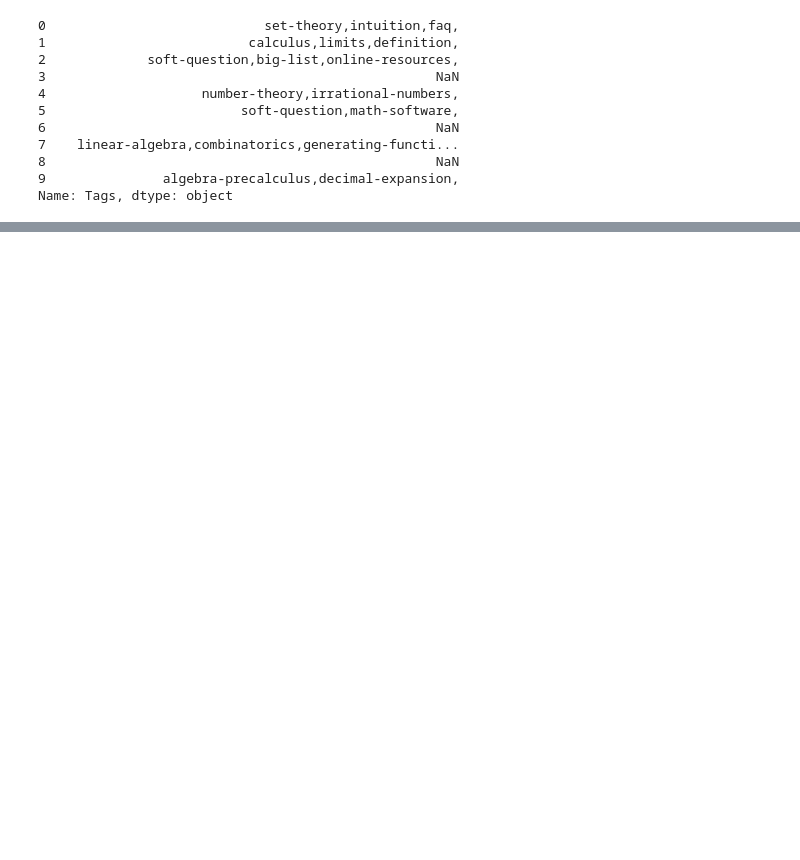
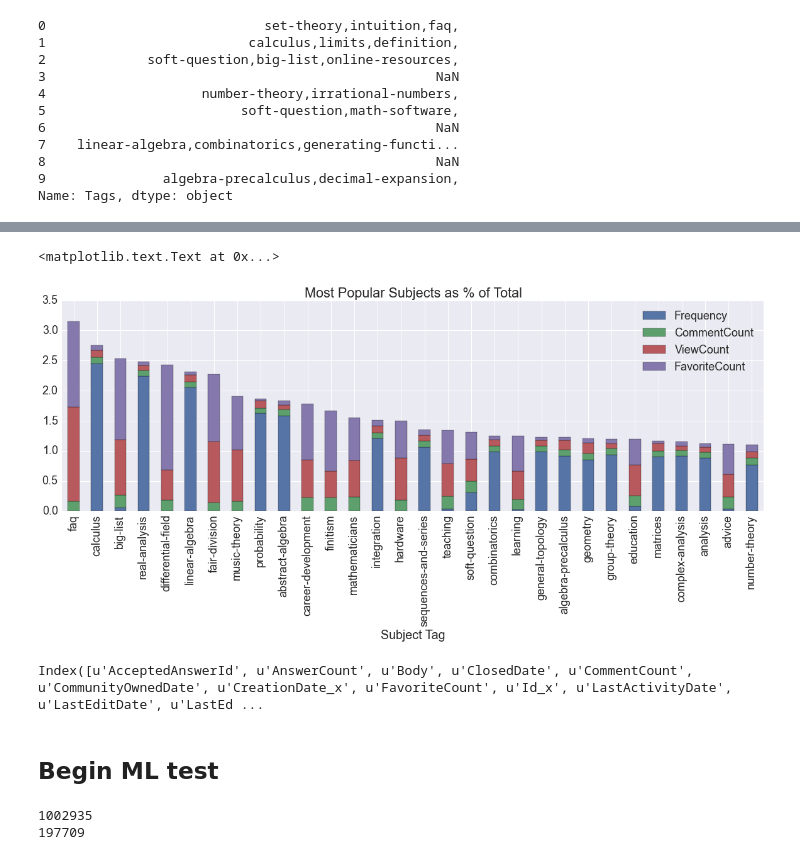
Before and after one commit to jaclynweiser/DS3-Project-Kojak, a Jupyter notebook: Project_Kojak_StackExchange.ipynb, the cells around one changed output, grey strips where cells are left out. Drawn from its saved outputs; the diff is of its cells as text; code cells hidden in the pictures; blank space fills up the shorter version.

```diff
--- a/Project_Kojak_StackExchange.ipynb
+++ b/Project_Kojak_StackExchange.ipynb
@@ -133,0 +348,11 @@ plt.show()
+# %%
+# What are the most popular topics?
+toptopics = tagstats2[['Frequency','CommentCount','ViewCount','FavoriteCount']]
+toptopics.CommentCount = toptopics.CommentCount / toptopics.Frequency
+toptopics.ViewCount = toptopics.ViewCount / toptopics.Frequency
+toptopics.FavoriteCount = toptopics.FavoriteCount / toptopics.Frequency
+
+toptopics.sort(columns='ViewCount',ascending=False,inplace=True)
+toptopics[1:11]
+# counts3 = counts2.drop_duplicates(cols='Location',take_last = True)
+# counts4 = counts3[['Location','Counter']]
@@ -133,0 +371,4 @@ plt.show()
+# %%
+toptopics2 = toptopics.apply(lambda c: c / c.sum() * 100, axis=0)
+toptopics2['SumOfTotal'] = (toptopics2.Frequency + toptopics2.CommentCount + toptopics2.ViewCount + toptopics2.FavoriteCount) / 4.0
+toptopics2.head()
@@ -133,0 +386,3 @@ plt.show()
+# %%
+toptopics2.sort(columns='SumOfTotal',ascending=False,inplace=True)
+toptopics2[1:21]
@@ -133,0 +407,16 @@ plt.show()
+# %%
+toptopics3 = toptopics2[['Frequency','CommentCount','ViewCount','FavoriteCount']]
+sns.set(font_scale=1.8)
+sns.set_context(rc={"figure.figsize": (20, 6)})
+sns.set_palette("deep", desat=.8)
+ax = toptopics3[1:31].plot(kind='bar',stacked=True,title='Most Popular Subjects as % of Total',rot=90)
+ax.set_xlabel("Subject Tag")
+# %% [output]
+<matplotlib.text.Text at 0x...>
+[figure, added]
+# %%
+postdata.columns
+# %% [output]
+Index([u'AcceptedAnswerId', u'AnswerCount', u'Body', u'ClosedDate', u'CommentCount', u'CommunityOwnedDate', u'CreationDate_x', u'FavoriteCount', u'Id_x', u'LastActivityDate', u'LastEditDate', u'LastEd ...
+# %% [markdown]
+## Begin ML test
@@ -133,0 +455,6 @@ plt.show()
+# %%
+print len(postdata)
+print len(postdataml)
+# %% [output]
+1002935
+197709
```
Also changed, not shown: parts of 52 cells of this notebook.
